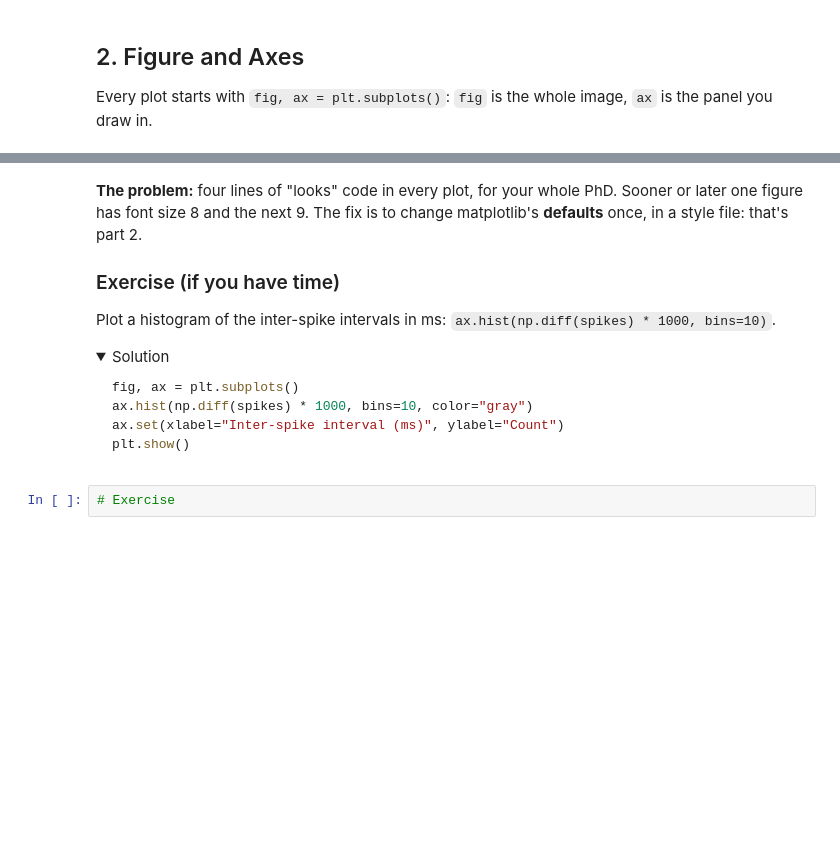
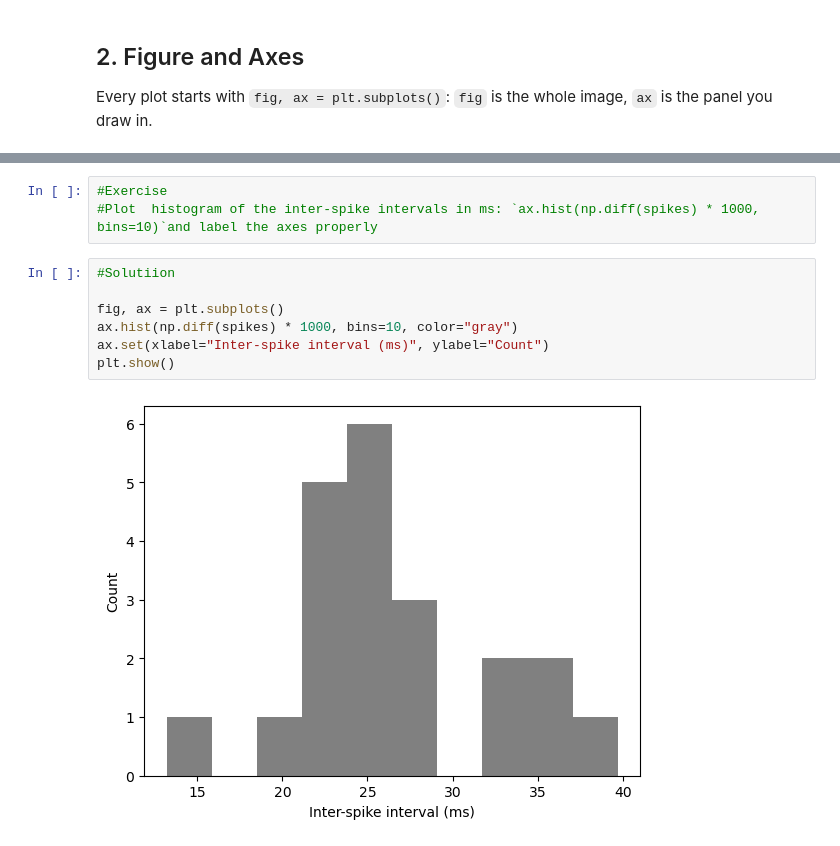
Before and after one commit to ChantalNaumann/tutorials, a Jupyter notebook: 01_first_plot.ipynb, the cells around one changed output, grey strips where cells are left out. Saved outputs shown, nothing was run; the diff lists cells and outputs as text; folded sections open; blank space fills up the shorter version.

Commit message:
added exercises

````diff
--- a/01_first_plot.ipynb
+++ b/01_first_plot.ipynb
@@ -72,19 +116,12 @@ plt.show()
-# %% [markdown]
-**The problem:** four lines of "looks" code in every plot, for your whole PhD. Sooner or later one figure
-has font size 8 and the next 9. The fix is to change matplotlib's **defaults** once, in a style file:
-that's part 2.
-
-### Exercise (if you have time)
-Plot a histogram of the inter-spike intervals in ms: `ax.hist(np.diff(spikes) * 1000, bins=10)`.
-
-<details><summary>Solution</summary>
-
-```python
-fig, ax = plt.subplots()
-ax.hist(np.diff(spikes) * 1000, bins=10, color="gray")
-ax.set(xlabel="Inter-spike interval (ms)", ylabel="Count")
-plt.show()
-```
-</details>
-# %%
-# Exercise
+# %%
+#Exercise
+#Plot  histogram of the inter-spike intervals in ms: `ax.hist(np.diff(spikes) * 1000, bins=10)`and label the axes properly
+# %%
+#Solutiion
+
+fig, ax = plt.subplots()
+ax.hist(np.diff(spikes) * 1000, bins=10, color="gray")
+ax.set(xlabel="Inter-spike interval (ms)", ylabel="Count")
+plt.show()
+# %% [output]
+[figure, added]
````
Also changed, not shown: parts of 14 cells of this notebook.
